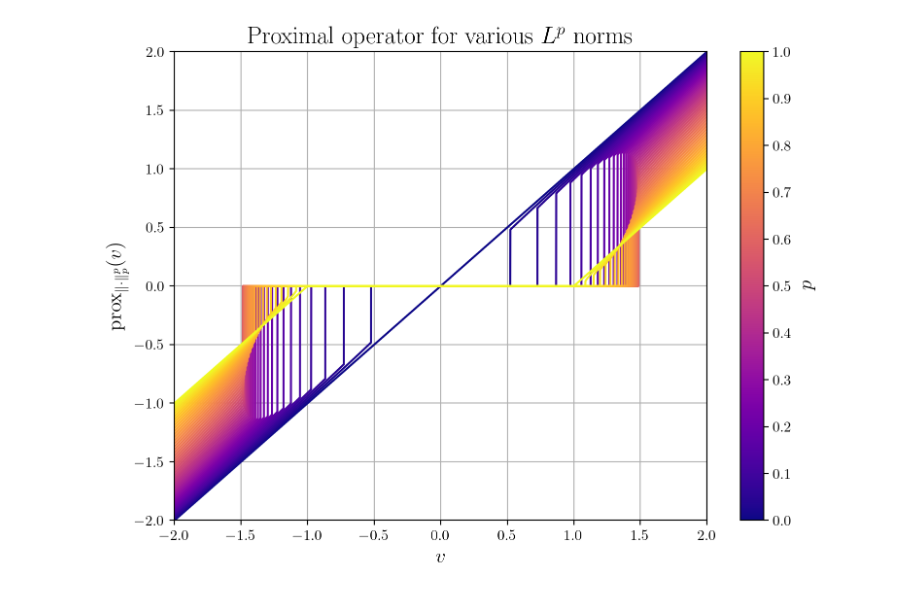
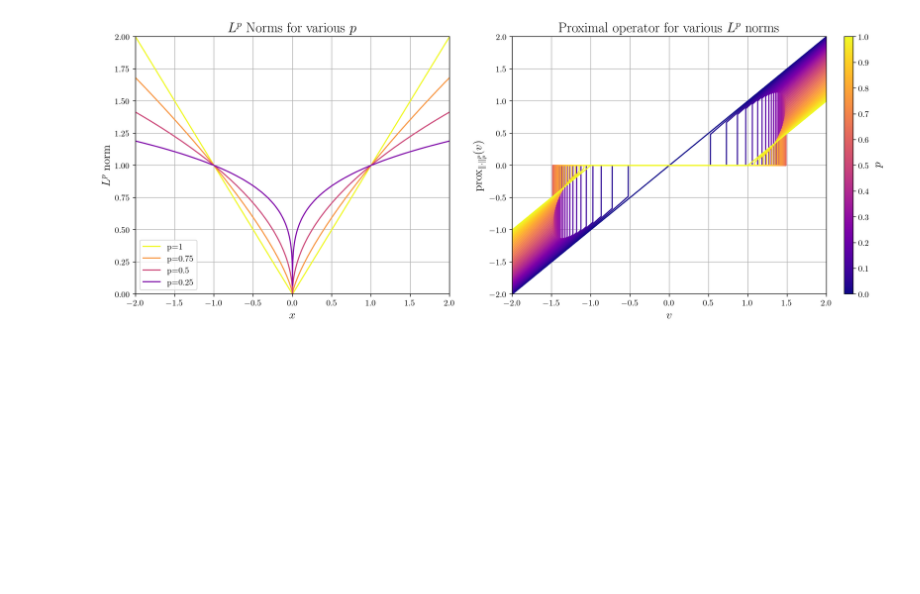
Before and after one commit to Nadav-out/AdamLp, a Jupyter notebook: Simple_plots.ipynb, the cells around one changed output. Drawn from its saved outputs; the diff is of its cells as text; code cells hidden in the pictures; blank space fills up the shorter version.

```diff
--- a/Simple_plots.ipynb
+++ b/Simple_plots.ipynb
@@ -25,35 +77,59 @@ def lpp_norm(x, p):
 def arg_prox_p(x, v, p):
     return lpp_norm(x, p) + 0.5 * (x - v) ** 2
 # %%
-# First Plot
+# Generating the meshgrid for the first plot
 x_values = np.linspace(-2, 2, 6000)
 v_values = np.linspace(-2, 2, 6000)
 X, V = np.meshgrid(x_values, v_values)
 
+# Generate list of p values between 0 and 1 for the first plot
 num_lines = 50
 p_values = np.linspace(0, 1, num_lines)
 
-fig, ax1 = plt.subplots(figsize=(8, 6))
+fig, (ax2, ax1) = plt.subplots(1, 2, figsize=(16, 6))
 
+# Colormap for both plots
 colormap = plt.cm.plasma
+
+# First Plot (now on the right)
 norm = mcolors.Normalize(vmin=0, vmax=1)
 for p in p_values:
     Z = arg_prox_p(X, V, p)
     argmin_x = x_values[np.argmin(Z, axis=1)]
     ax1.plot(v_values, argmin_x, color=colormap(norm(p)))
 
+# Second Plot (now on the left)
+selected_p_values = [1, 0.75, 0.5, 0.25]
+x_lis = np.linspace(-2, 2, 100000)
+for p in selected_p_values:
+    ax2.plot(x_lis, lpp_norm(x_lis, p), label=f'p={p}', color=colormap(norm(p)))
+
+# Add colorbar
+pos = ax1.get_position()
 sm = plt.cm.ScalarMappable(cmap=colormap, norm=norm)
 sm.set_array([])
-cbar = fig.colorbar(sm, ax=ax1, ticks=np.linspace(0, 1, 11))
+cbar_ax = fig.add_axes([0.92, pos.y0, 0.01, pos.height])  # left, bottom, width, height
+cbar = fig.colorbar(sm, cax=cbar_ax, ticks=np.linspace(0, 1, 11))
 cbar.set_label('$p$')
 
+# Labels and titles
 ax1.set_xlabel('$v$')
 ax1.set_ylabel('$\\mathrm{prox}_{\\Vert \\cdot \\Vert _p^p}(v)$')
 ax1.set_title('Proximal operator for various $L^p$ norms')
 ax1.grid(True)
-plt.xlim(-2, 2)
-plt.ylim(-2, 2)
-plt.tight_layout()
+
+ax2.set_xlabel('$x$')
+ax2.set_ylabel('$L^p$ norm')
+ax2.set_title('$L^p$ Norms for various $p$')
+ax2.legend()
+ax2.grid(True)
+
+# Plot limits
+ax1.set_xlim(-2, 2)
+ax1.set_ylim(-2, 2)
+ax2.set_xlim(-2, 2)
+ax2.set_ylim(0, 2)
+
 plt.show()
 # %% [output]
-[figure, old version]
+[figure, new version]
```
Also changed, not shown: parts of 3 cells of this notebook, 1 other file.
